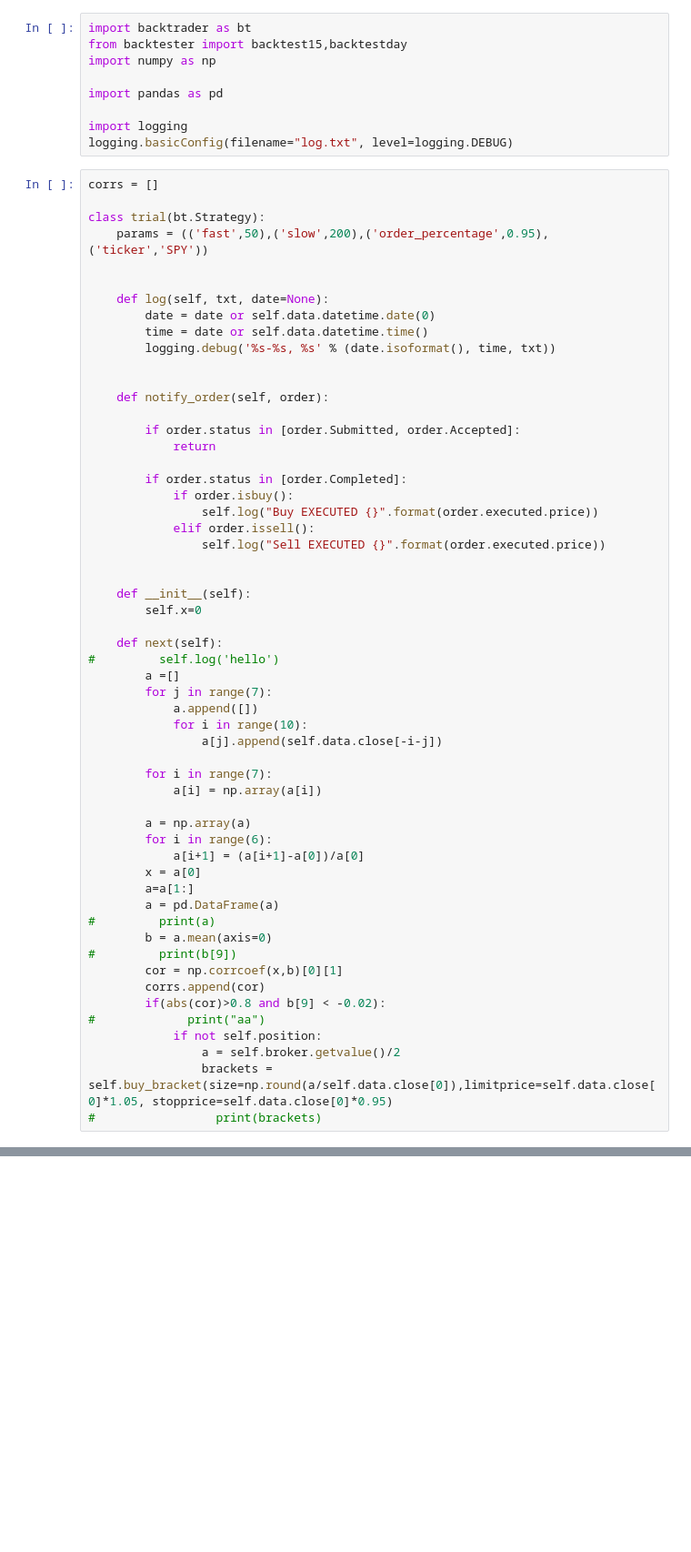
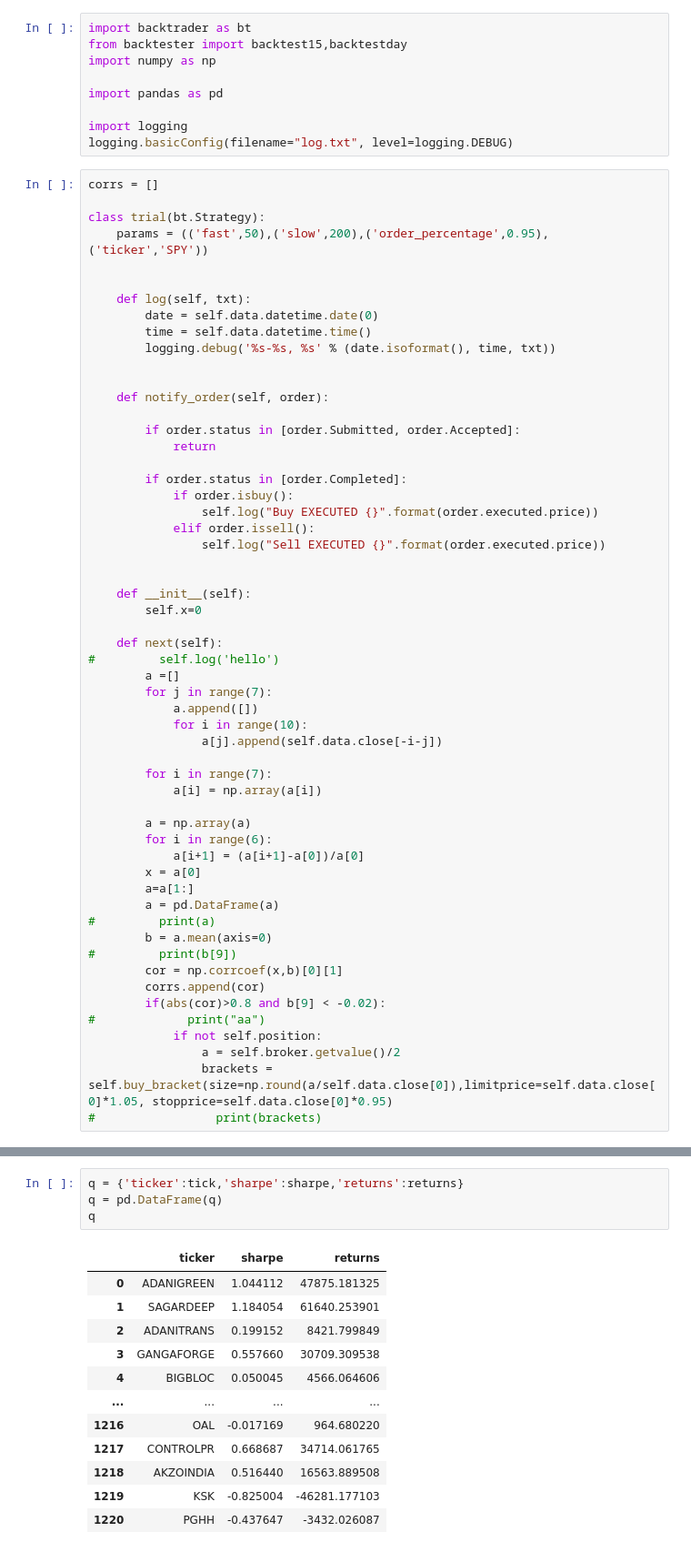
Before and after one commit to ramashisx/Inter-IIT_Qunatinsti, a Jupyter notebook: Raghav.ipynb, the cells around one changed output, grey strips where cells are left out. Shown: that part at 91% size. Saved outputs shown, nothing was run; the diff lists cells and outputs as text; blank space fills up the shorter version.

```diff
--- a/Raghav.ipynb
+++ b/Raghav.ipynb
@@ -14,9 +14,9 @@ class trial(bt.Strategy):
     params = (('fast',50),('slow',200),('order_percentage',0.95),('ticker','SPY'))
 
 
-    def log(self, txt, date=None):
-        date = date or self.data.datetime.date(0)
-        time = date or self.data.datetime.time()
+    def log(self, txt):
+        date = self.data.datetime.date(0)
+        time = self.data.datetime.time()
         logging.debug('%s-%s, %s' % (date.isoformat(), time, txt))
 
 
@@ -73,0 +109,17 @@ Final Portfolio Value: 146108.25
+# %%
+q = {'ticker':tick,'sharpe':sharpe,'returns':returns}
+q = pd.DataFrame(q)
+q
+# %% [output]
+|  | ticker | sharpe | returns |
+| 0 | ADANIGREEN | 1.044112 | 47875.181325 |
+| 1 | SAGARDEEP | 1.184054 | 61640.253901 |
+| 2 | ADANITRANS | 0.199152 | 8421.799849 |
+| 3 | GANGAFORGE | 0.557660 | 30709.309538 |
+| 4 | BIGBLOC | 0.050045 | 4566.064606 |
+| ... | ... | ... | ... |
+| 1216 | OAL | -0.017169 | 964.680220 |
+| 1217 | CONTROLPR | 0.668687 | 34714.061765 |
+| 1218 | AKZOINDIA | 0.516440 | 16563.889508 |
+| 1219 | KSK | -0.825004 | -46281.177103 |
+| 1220 | PGHH | -0.437647 | -3432.026087 |
```
Also changed, not shown: parts of 13 cells of this notebook, 5 other files.
